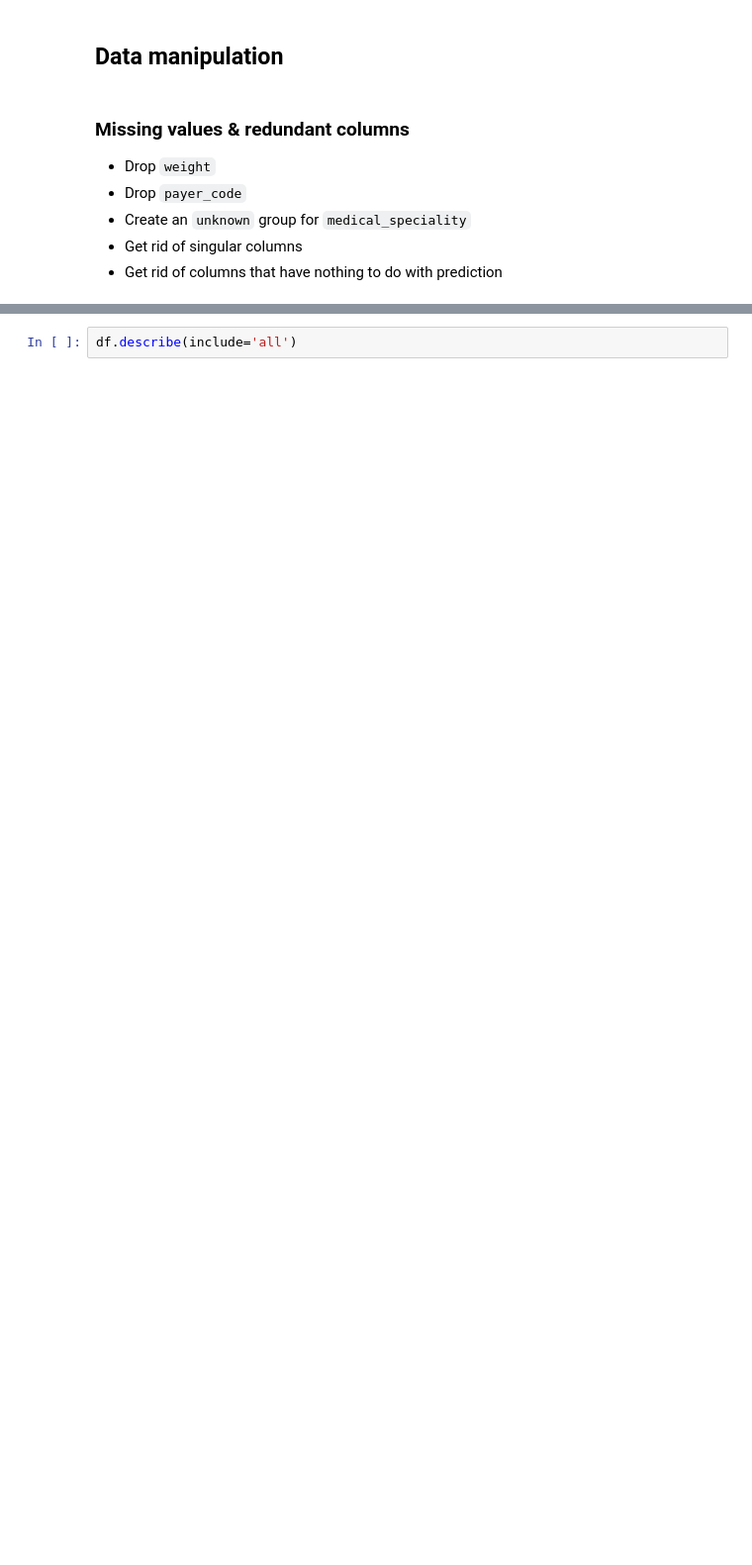
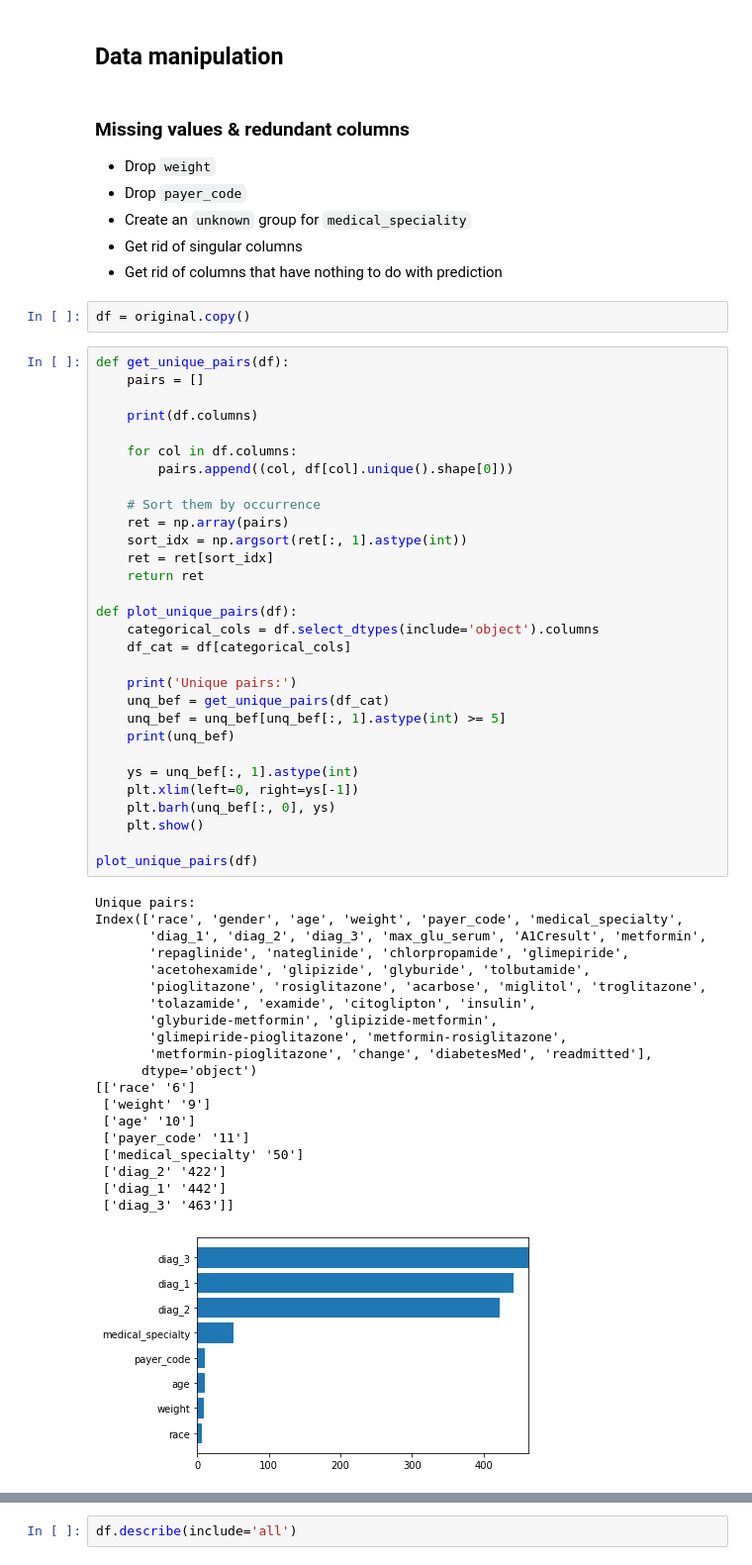
Before and after one commit to SimeonHey/diabetes-130-ds-final, a Jupyter notebook: Playin.ipynb, the cells around one changed output, grey strips where cells are left out. Shown: that part at 99% size. Saved outputs shown, nothing was run; the diff lists cells and outputs as text; blank space fills up the shorter version.

```diff
--- a/Playin.ipynb
+++ b/Playin.ipynb
@@ -110,4 +191,57 @@ False
 * Create an `unknown` group for `medical_speciality`
 * Get rid of singular columns
 * Get rid of columns that have nothing to do with prediction
+# %%
+df = original.copy()
+# %%
+def get_unique_pairs(df):
+    pairs = []
+
+    print(df.columns)
+
+    for col in df.columns:
+        pairs.append((col, df[col].unique().shape[0]))
+
+    # Sort them by occurrence
+    ret = np.array(pairs)
+    sort_idx = np.argsort(ret[:, 1].astype(int))
+    ret = ret[sort_idx]
+    return ret
+
+def plot_unique_pairs(df):
+    categorical_cols = df.select_dtypes(include='object').columns
+    df_cat = df[categorical_cols]
+
+    print('Unique pairs:')
+    unq_bef = get_unique_pairs(df_cat)
+    unq_bef = unq_bef[unq_bef[:, 1].astype(int) >= 5]
+    print(unq_bef)
+
+    ys = unq_bef[:, 1].astype(int)
+    plt.xlim(left=0, right=ys[-1])
+    plt.barh(unq_bef[:, 0], ys)
+    plt.show()
+
+plot_unique_pairs(df)
+# %% [output]
+Unique pairs:
+Index(['race', 'gender', 'age', 'weight', 'payer_code', 'medical_specialty',
+       'diag_1', 'diag_2', 'diag_3', 'max_glu_serum', 'A1Cresult', 'metformin',
+       'repaglinide', 'nateglinide', 'chlorpropamide', 'glimepiride',
+       'acetohexamide', 'glipizide', 'glyburide', 'tolbutamide',
+       'pioglitazone', 'rosiglitazone', 'acarbose', 'miglitol', 'troglitazone',
+       'tolazamide', 'examide', 'citoglipton', 'insulin',
+       'glyburide-metformin', 'glipizide-metformin',
+       'glimepiride-pioglitazone', 'metformin-rosiglitazone',
+       'metformin-pioglitazone', 'change', 'diabetesMed', 'readmitted'],
+      dtype='object')
+[['race' '6']
+ ['weight' '9']
+ ['age' '10']
+ ['payer_code' '11']
+ ['medical_specialty' '50']
+ ['diag_2' '422']
+ ['diag_1' '442']
+ ['diag_3' '463']]
+[figure, added]
 # %%
```
Also changed, not shown: parts of 33 cells of this notebook, 28 other files.
